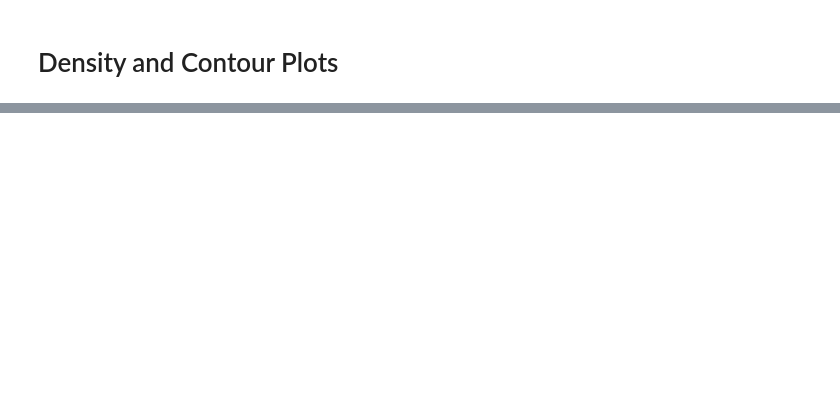
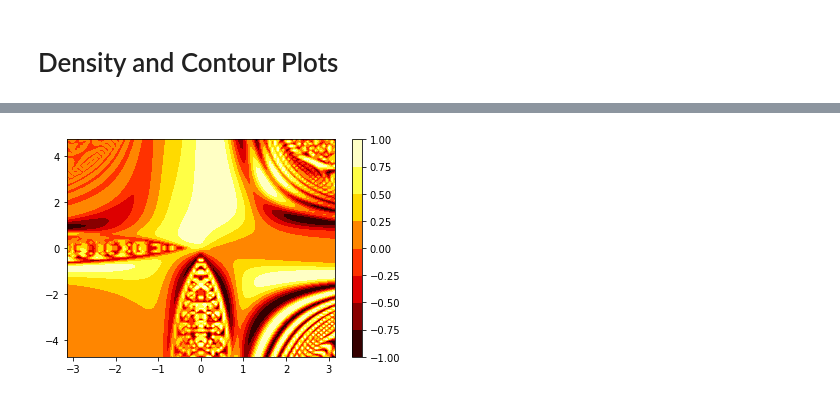
Before and after one commit to DCIDA2019/da2019-Oscar2401, a Jupyter notebook: Semana3/Tareas/Tarea_1.ipynb, the cells around one changed output, grey strips where cells are left out. Drawn from its saved outputs; the diff is of its cells as text; code cells hidden in the pictures; blank space fills up the shorter version.

```diff
--- a/Semana3/Tareas/Tarea_1.ipynb
+++ b/Semana3/Tareas/Tarea_1.ipynb
@@ -164,0 +166,7 @@ plt.colorbar();
+# %%
+# Con Controurf
+plt.contourf(X, Y, Z,
+            cmap='hot') #color de las lineas
+plt.colorbar();
+# %% [output]
+[figure, added]
```
Also changed, not shown: parts of 14 cells of this notebook.
